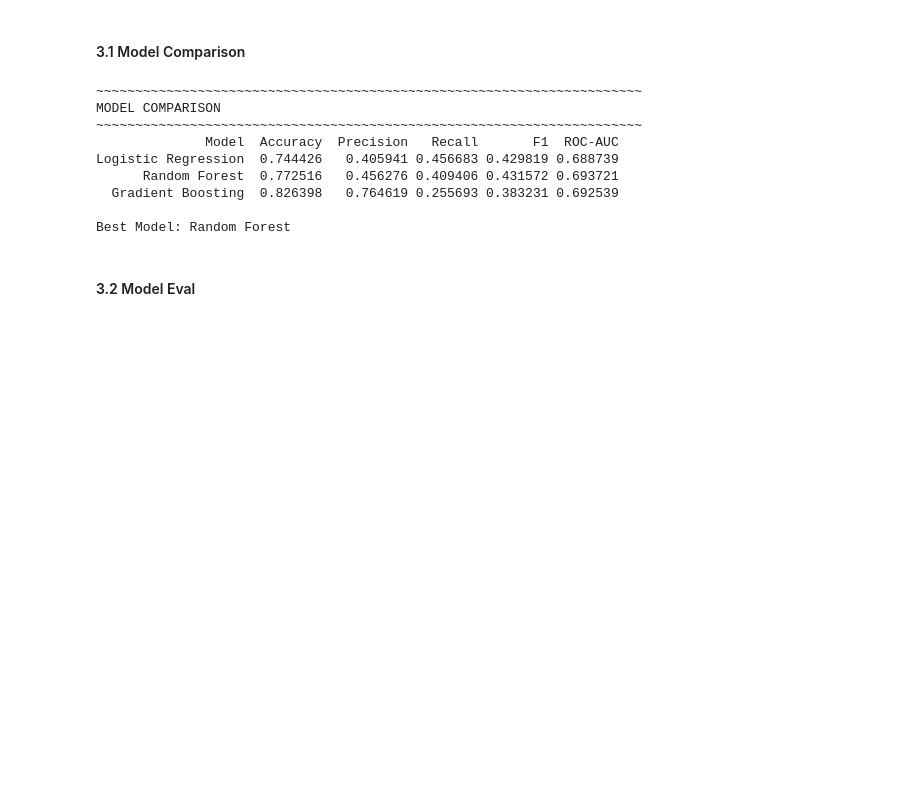
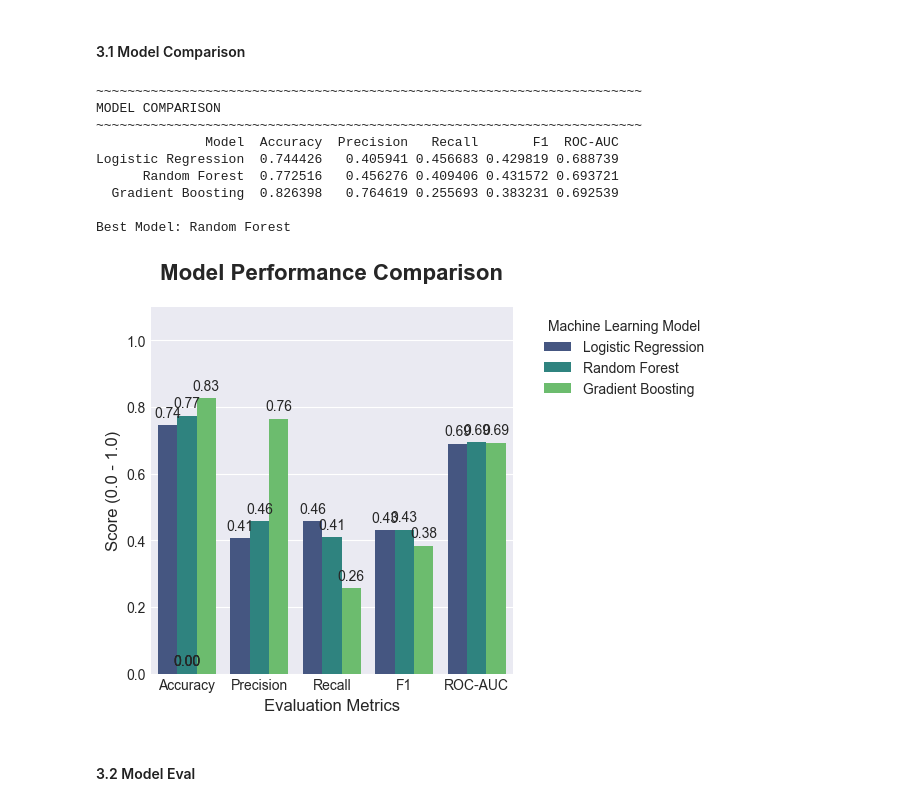
Before and after one commit to gnpthbalaji/ds_with_ai_capstone, a Jupyter notebook: notebooks/05_predictive_modeling.ipynb, the cells around one changed output. Cells and saved outputs as stored; diff of their text form; code cells hidden in the pictures; blank space fills up the shorter version.

Commit message:
Adding Model Comparison visuals

```diff
--- a/notebooks/05_predictive_modeling.ipynb
+++ b/notebooks/05_predictive_modeling.ipynb
@@ -251,33 +251,60 @@ results = pd.DataFrame({
     ],
     'F1': [
         f1_score(y_test, y_pred_lr),
         f1_score(y_test, y_pred_rf),
         f1_score(y_test, y_pred_gb)
     ],
     'ROC-AUC': [
         roc_auc_score(y_test, y_prob_lr),
         roc_auc_score(y_test, y_prob_rf),
         roc_auc_score(y_test, y_prob_gb)
     ]
 })
 
 print("~"*70)
 print("MODEL COMPARISON")
 print("~"*70)
 print(results.to_string(index=False))
 
 best_model = results.loc[results['ROC-AUC'].idxmax(), 'Model']
 print(f"\nBest Model: {best_model}")
+
+# Visuals
+results_melted = results.melt(id_vars='Model', var_name='Metric', value_name='Score')
+
+#Create the bar plot
+ax = sns.barplot(data=results_melted, x='Metric', y='Score', hue='Model', palette='viridis')
+
+# Adding labels and title
+plt.title('Model Performance Comparison', fontsize=16, fontweight='bold', pad=20)
+plt.ylabel('Score (0.0 - 1.0)', fontsize=12)
+plt.xlabel('Evaluation Metrics', fontsize=12)
+plt.ylim(0, 1.1)  # Set limit slightly above 1.0 for labels
+plt.legend(title='Machine Learning Model', bbox_to_anchor=(1.05, 1), loc='upper left')
+
+#data labels on top of bars
+for p in ax.patches:
+    ax.annotate(format(p.get_height(), '.2f'),
+                (p.get_x() + p.get_width() / 2., p.get_height()),
+                ha = 'center', va = 'center',
+                xytext = (0, 9),
+                textcoords = 'offset points',
+                fontsize=10)
+
+plt.tight_layout()
+plt.savefig('../reports/figures/model_comparison.png', dpi=300, bbox_inches='tight')
+plt.show()
 # %% [output]
 ~~~~~~~~~~~~~~~~~~~~~~~~~~~~~~~~~~~~~~~~~~~~~~~~~~~~~~~~~~~~~~~~~~~~~~
 MODEL COMPARISON
 ~~~~~~~~~~~~~~~~~~~~~~~~~~~~~~~~~~~~~~~~~~~~~~~~~~~~~~~~~~~~~~~~~~~~~~
               Model  Accuracy  Precision   Recall       F1  ROC-AUC
 Logistic Regression  0.744426   0.405941 0.456683 0.429819 0.688739
       Random Forest  0.772516   0.456276 0.409406 0.431572 0.693721
   Gradient Boosting  0.826398   0.764619 0.255693 0.383231 0.692539
 
 Best Model: Random Forest
+[figure, added]
 # %% [markdown]
 #### 3.2 Model Eval
 # %%
```
Also changed, not shown: parts of 1 cell of this notebook, 1 other file.
